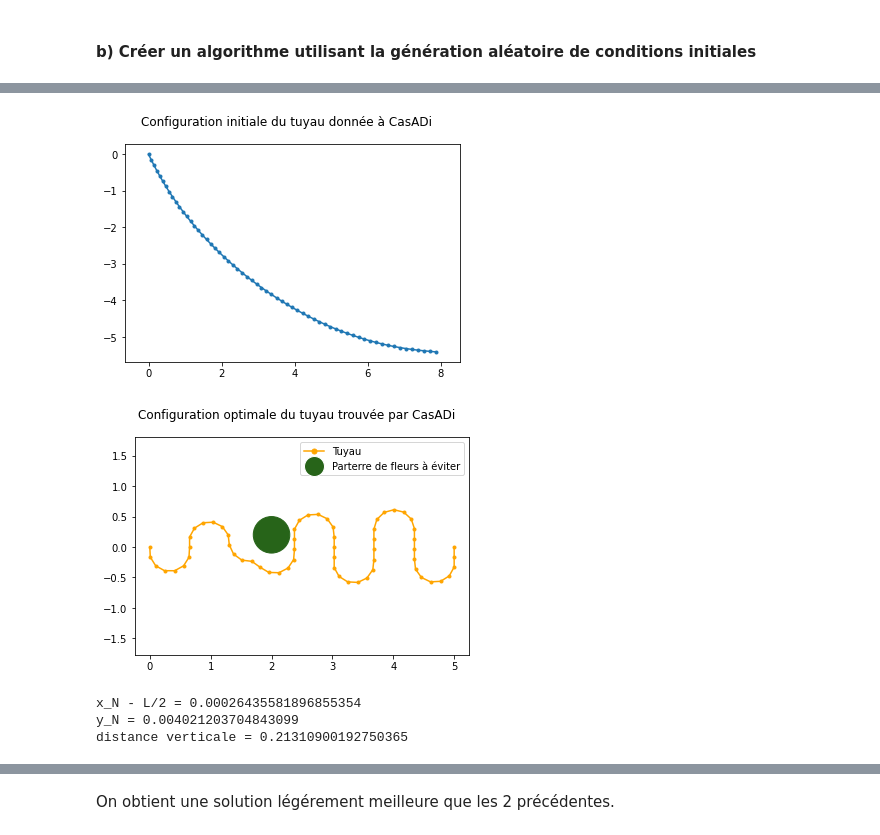
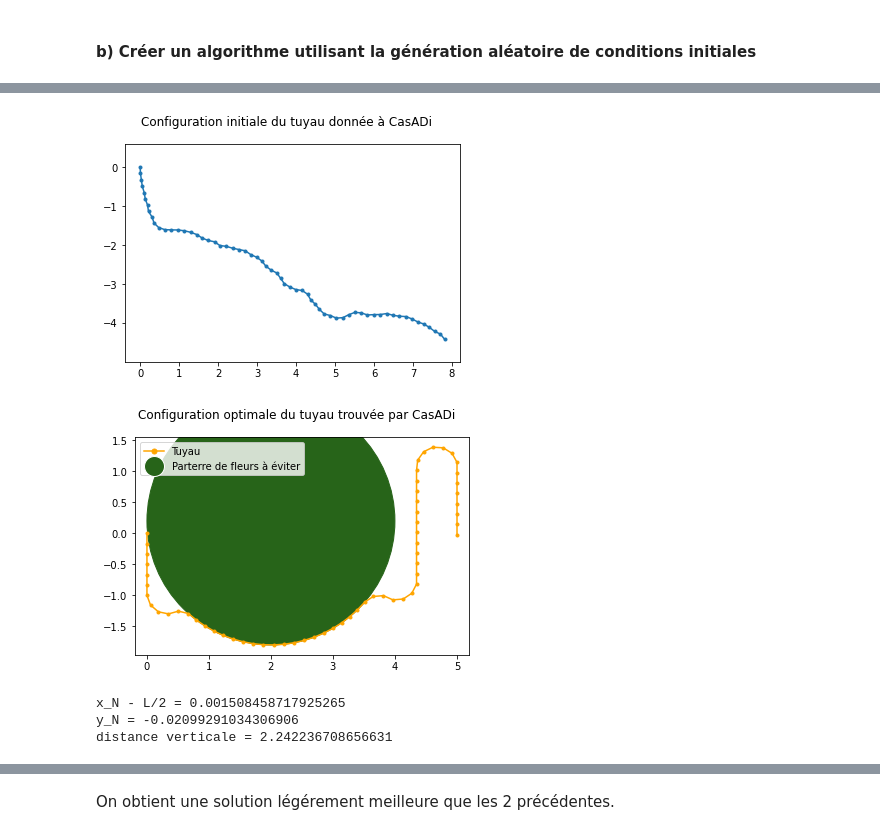
Before and after one commit to LouisJustinTALLOT/projet-optimisation-alvarez-tallot, a Jupyter notebook: projet_optimisation_alvarez_tallot.ipynb, the cells around one changed output, grey strips where cells are left out. Cells and saved outputs as stored; diff of their text form; code cells hidden in the pictures.

Commit message:
affichage avec des exemples intéressants

```diff
--- a/projet_optimisation_alvarez_tallot.ipynb
+++ b/projet_optimisation_alvarez_tallot.ipynb
@@ -624,13 +624,13 @@ def optim_avec_parterre_CI_aleatoires(L=10, N=60, K1=10, K2=10, gamma=3, x_P=2,
     if must_return:
         return result
 # %%
-optim_avec_parterre_CI_aleatoires(plot_CI= True, K1=100)
+optim_avec_parterre_CI_aleatoires(R=2,plot_CI= True, K1=100)
 # %% [output]
-[figure, old version]
+[figure, new version]
-[figure, old version]
+[figure, new version]
-x_N - L/2 = 0.00026435581896855354
-y_N = 0.004021203704843099
-distance verticale = 0.21310900192750365
+x_N - L/2 = 0.001508458717925265
+y_N = -0.02099291034306906
+distance verticale = 2.242236708656631
 # %%
 optim_avec_parterre_CI_aleatoires(plot_CI= True, K1=100)
 optim_avec_parterre_CI_aleatoires(plot_CI= True, K1=100)
```
Also changed, not shown: parts of 2 cells of this notebook.
